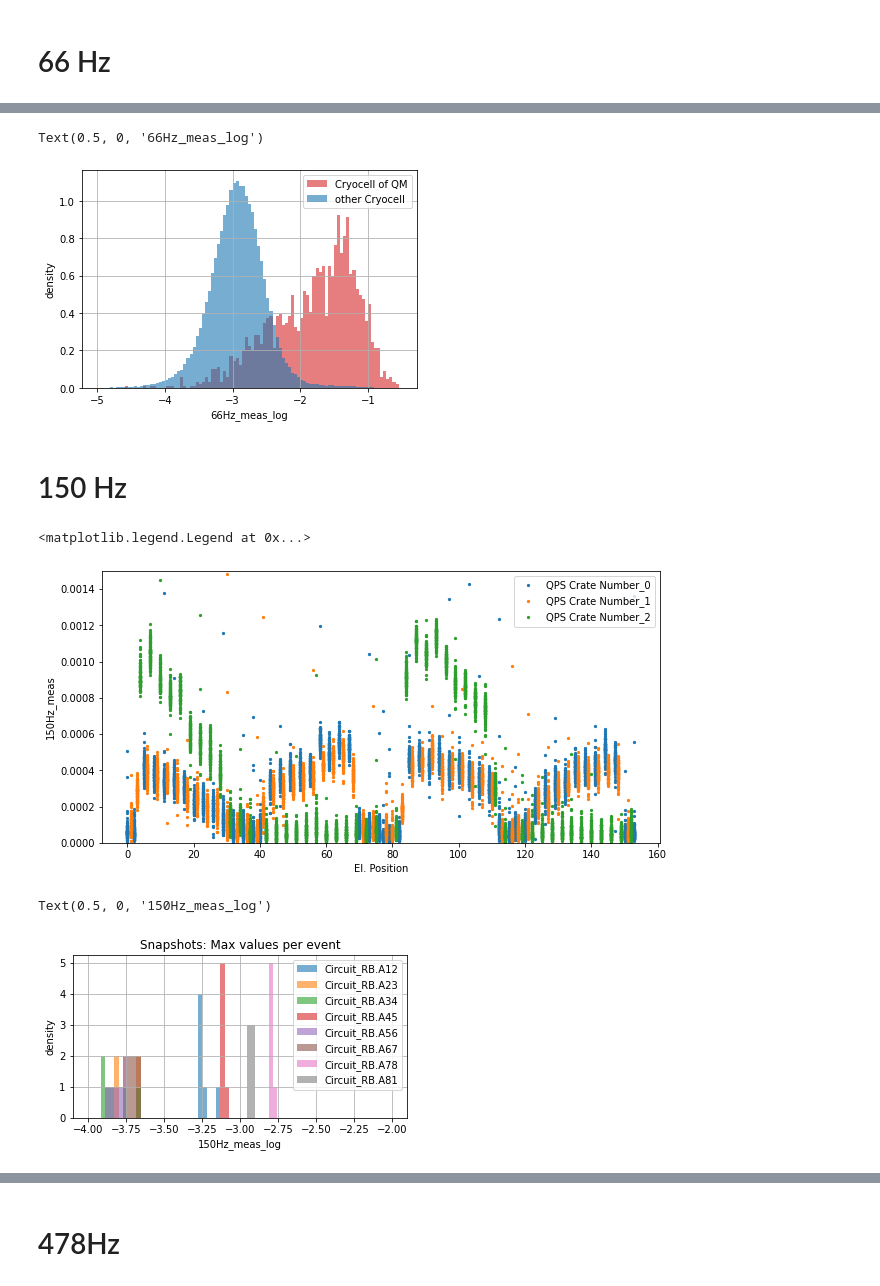
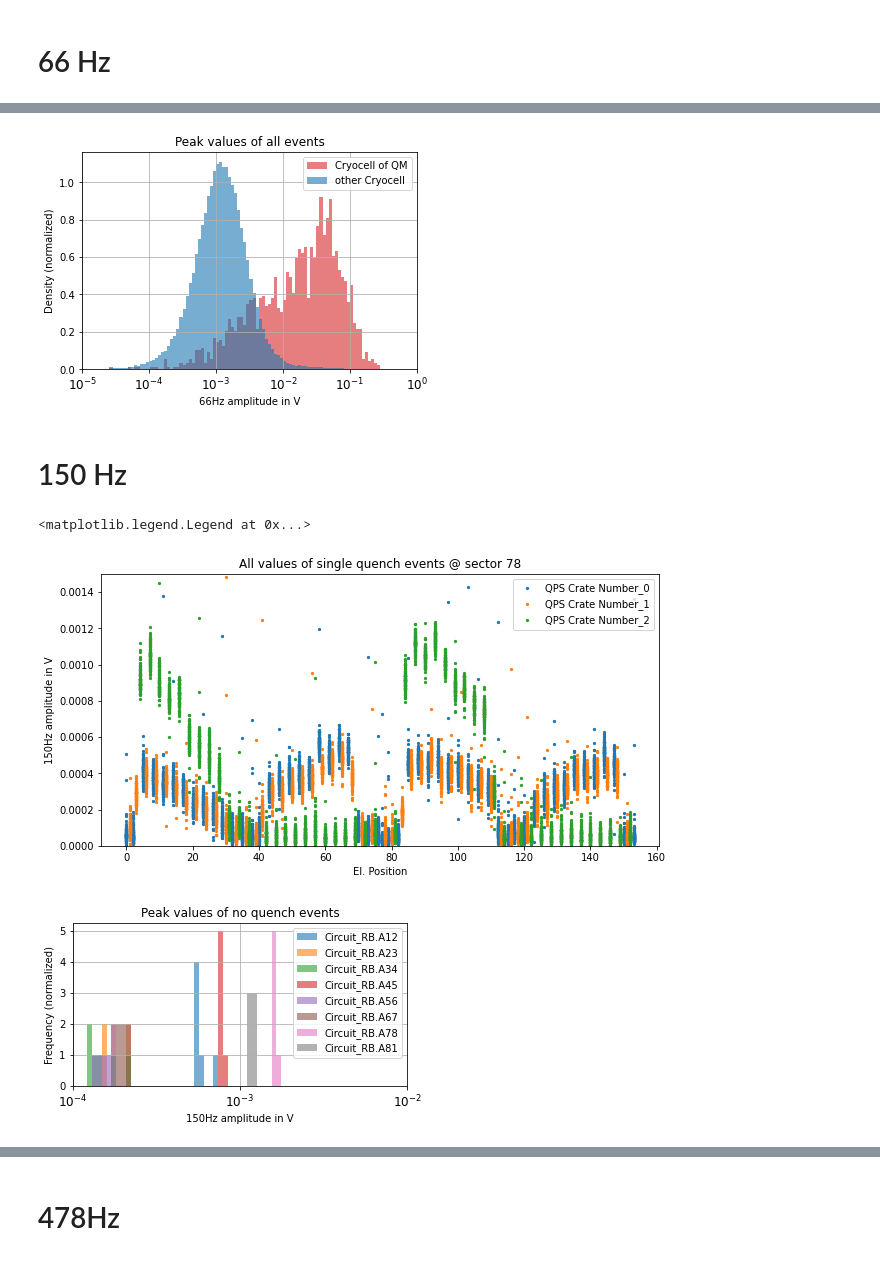
Before and after one commit to cobermai/lhc_anomaly_detection, a Jupyter notebook: notebooks/RB_FPA_FFT_NMF_component_correlation_V2.ipynb, the cells around one changed output, grey strips where cells are left out. Saved outputs shown, nothing was run; the diff lists cells and outputs as text; code cells hidden in the pictures.

```diff
--- a/notebooks/RB_FPA_FFT_NMF_component_correlation_V2.ipynb
+++ b/notebooks/RB_FPA_FFT_NMF_component_correlation_V2.ipynb
@@ -536,15 +592,29 @@ df_to_corr.loc[df["is_quench_cryostat"]==0, "66Hz_meas_log"].hist(bins=100, alph
 # %%
 bins= np.linspace(-5, -0.5, 100)
-df.loc[(df["is_quench_cryostat"]==1) , "66Hz_meas_log"].hist(bins=bins, alpha=0.6, density =True, color=default_colors[3], label = "Cryocell of QM")
-df.loc[df["is_quench_cryostat"]==0, "66Hz_meas_log"].hist(bins=bins, alpha=0.6, density =True,  color=default_colors[10], label = "other Cryocell")
 
-plt.title("")
+fig, ax = plt.subplots()
+df.loc[(df["is_quench_cryostat"]==1) , "66Hz_meas_log"].hist(ax = ax, bins=bins, alpha=0.6, density =True, color=default_colors[3], label = "Cryocell of QM")
+df.loc[df["is_quench_cryostat"]==0, "66Hz_meas_log"].hist(ax = ax, bins=bins, alpha=0.6, density =True,  color=default_colors[10], label = "other Cryocell")
+
 plt.legend()
-plt.ylabel("density")
+plt.ylabel("Density (normalized)")
 plt.xlabel("66Hz_meas_log")
+
+
+df_lim = df["66Hz_meas_log"]
+xlim = -5, int(df_lim.max())
+ax.set_xlim(xlim)
+
+xticks = np.arange(xlim[0], xlim[1]+1)
+ax.set_xticks(xticks)
+ax.set_xticklabels([f"$10^{{{n}}}$" for n in xticks], fontsize="large")
+
+plt.xlabel("66Hz amplitude in V")
+plt.title("Peak values of all events")
+
+plt.show()
 # %% [output]
-Text(0.5, 0, '66Hz_meas_log')
-[figure, old version]
+[figure, new version]
 # %% [markdown]
 # 150 Hz
 # %%
@@ -555,10 +625,12 @@ for i, m in enumerate(hue):
     df[(df[m]==1) & (df["Circuit_RB.A81"] == 1) & (df["no_sec_q"] == 1)  ].plot.scatter(ax=ax, x="El. Position", y="150Hz_meas", s=5, c=default_colors[i], alpha=1, label=m)
 
 plt.ylim((0,0.0015))
+plt.ylabel("150Hz amplitude in V")
+plt.title("All values of single quench events @ sector 78")
 plt.legend()
 # %% [output]
 <matplotlib.legend.Legend at 0x...>
-[figure, old version]
+[figure, new version]
 # %%
 hue = ['Circuit_RB.A12', 'Circuit_RB.A23', 'Circuit_RB.A34',
        'Circuit_RB.A45', 'Circuit_RB.A56', 'Circuit_RB.A67',
@@ -568,13 +640,22 @@ fig, ax = plt.subplots(figsize=(6,3))
 for i, m in enumerate(hue):
     df[(df[m]==1) & (df["no_sec_q"] == 1) &  (df["is_snapshot"]==1)].groupby("fpa_identifier")["150Hz_meas_log"].max().hist(ax =ax, bins=np.linspace(-4, -2,70), label=m, alpha=0.6)
 
-plt.title("Snapshots: Max values per event")
+plt.title("Peak values of no quench events")
 plt.legend()
-plt.ylabel("density")
-plt.xlabel("150Hz_meas_log")
+
+xlim = -4, -2
+ax.set_xlim(xlim)
+
+xticks = np.arange(xlim[0], xlim[1]+1)
+ax.set_xticks(xticks)
+ax.set_xticklabels([f"$10^{{{n}}}$" for n in xticks], fontsize="large")
+
+plt.ylabel("Frequency (normalized)")
+plt.xlabel("150Hz amplitude in V")
+
+plt.show()
 # %% [output]
-Text(0.5, 0, '150Hz_meas_log')
-[figure, old version]
+[figure, new version]
 # %%
 column = "150Hz_meas"
 
```
Also changed, not shown: parts of 64 cells of this notebook, 24 other files.
